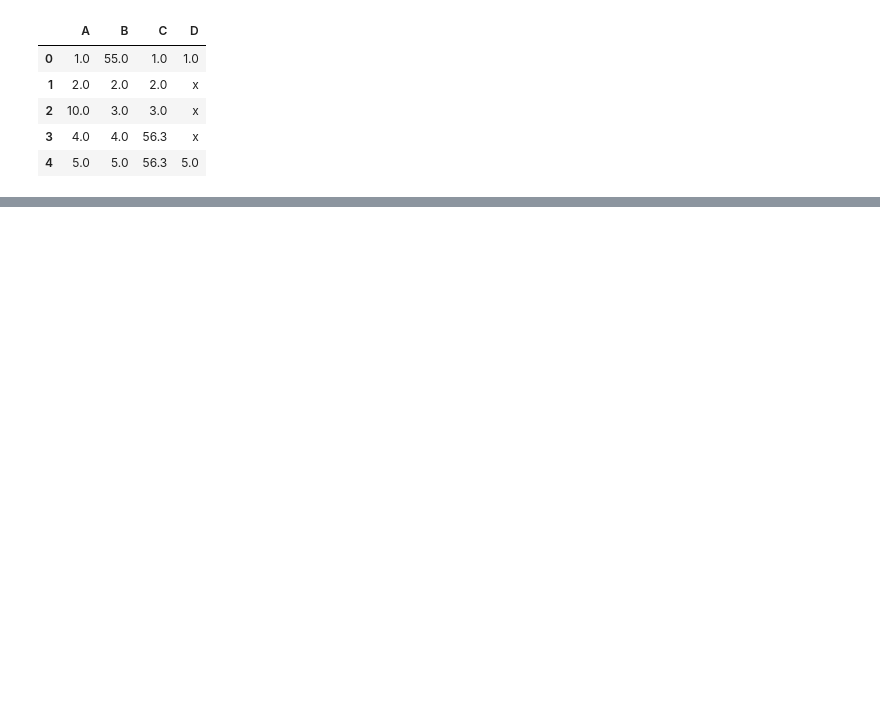
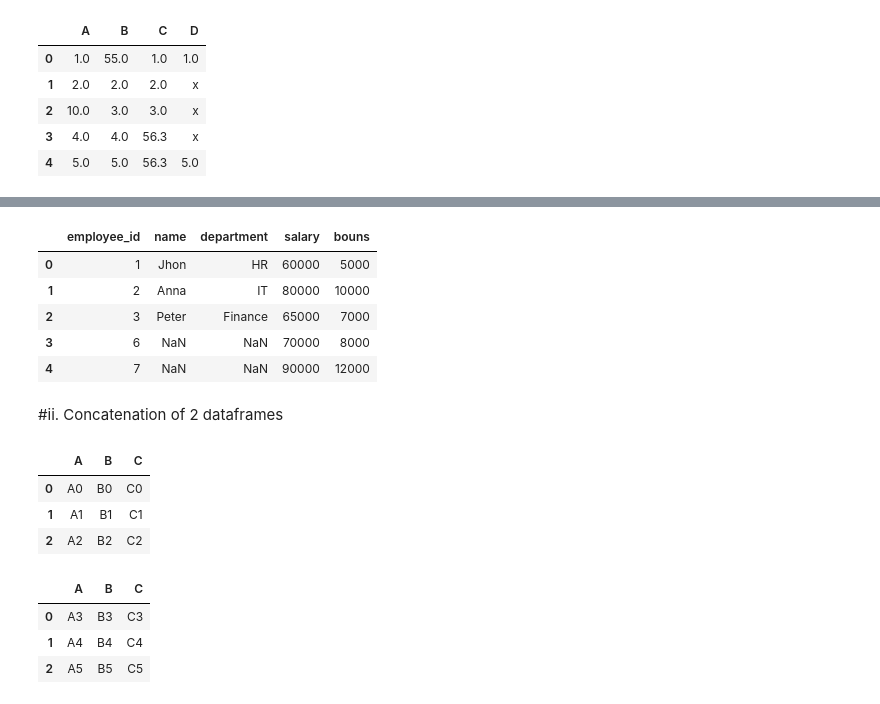
Before and after one commit to Adityadevhare/ML-learning-journey, a Jupyter notebook: Pandas.ipynb, the cells around one changed output, grey strips where cells are left out. Drawn from its saved outputs; the diff is of its cells as text; code cells hidden in the pictures; blank space fills up the shorter version.

```diff
--- a/Pandas.ipynb
+++ b/Pandas.ipynb
@@ -625,0 +736,13 @@ df5.fillna(value={'A':10 , 'B':55 , 'C':56.3 , 'D':'x'})
+# %%
+pd.merge(sample1 , sample2 , on='employee_id' , how = 'right')
+
+#> And this means that we have to merge the dataframes on the basis of second dataframe
+# %% [output]
+|  | employee_id | name | department | salary | bouns |
+| 0 | 1 | Jhon | HR | 60000 | 5000 |
+| 1 | 2 | Anna | IT | 80000 | 10000 |
+| 2 | 3 | Peter | Finance | 65000 | 7000 |
+| 3 | 6 | NaN | NaN | 70000 | 8000 |
+| 4 | 7 | NaN | NaN | 90000 | 12000 |
+# %% [markdown]
+#ii. Concatenation of 2 dataframes
@@ -625,0 +762,14 @@ df5.fillna(value={'A':10 , 'B':55 , 'C':56.3 , 'D':'x'})
+# %%
+c1
+# %% [output]
+|  | A | B | C |
+| 0 | A0 | B0 | C0 |
+| 1 | A1 | B1 | C1 |
+| 2 | A2 | B2 | C2 |
+# %%
+c2
+# %% [output]
+|  | A | B | C |
+| 0 | A3 | B3 | C3 |
+| 1 | A4 | B4 | C4 |
+| 2 | A5 | B5 | C5 |
```
Also changed, not shown: parts of 21 cells of this notebook.
